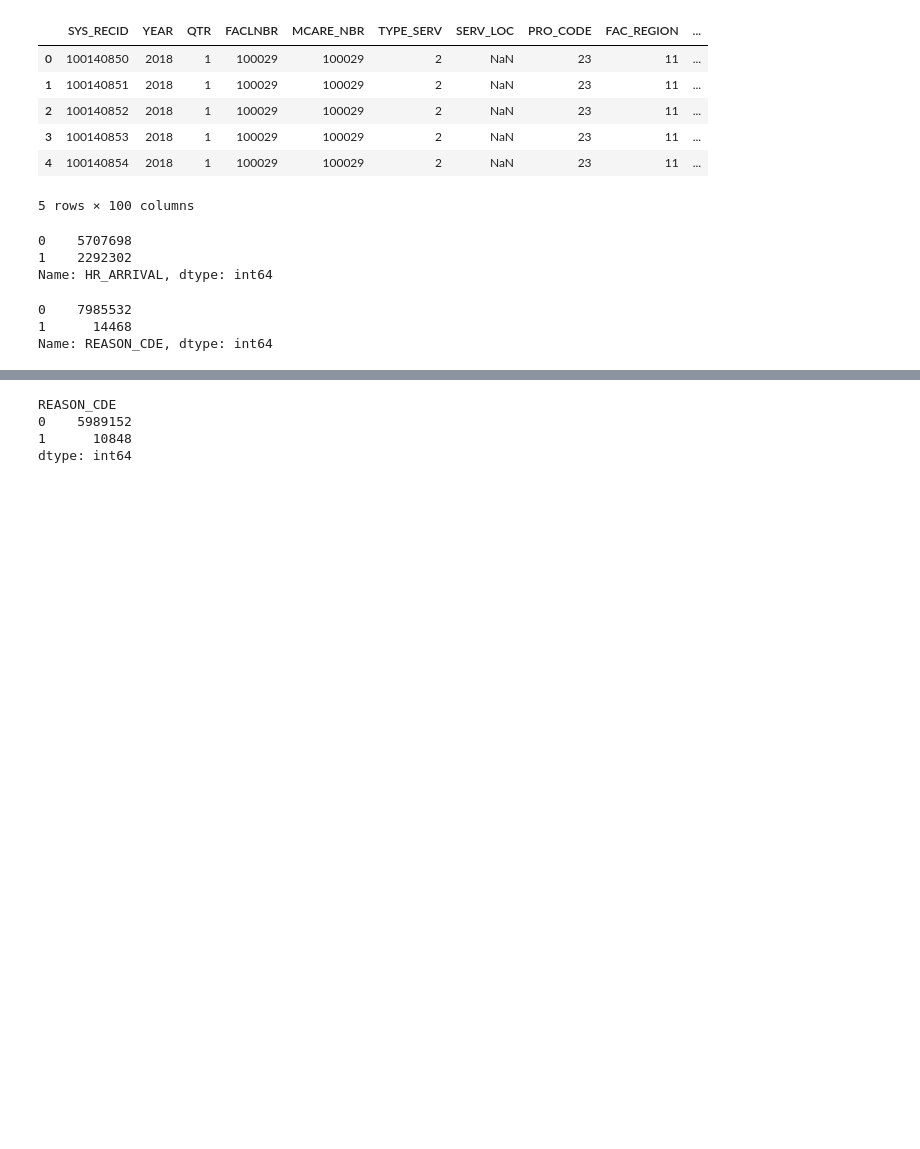
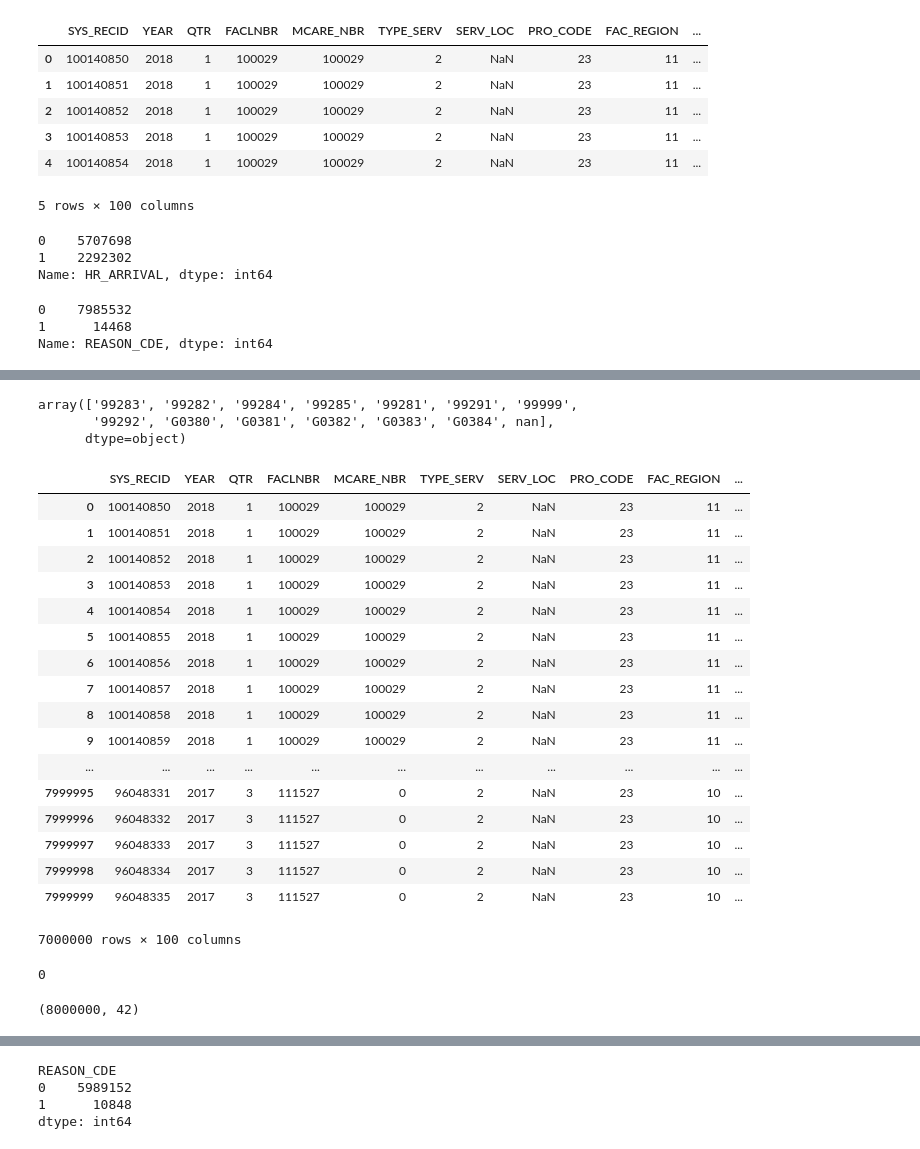
Before and after one commit to echiyembekeza/LambdaDS-Project, a Jupyter notebook: Lambda DS - Opioid Detection.ipynb, the cells around one changed output, grey strips where cells are left out. Saved outputs shown, nothing was run; the diff lists cells and outputs as text; code cells hidden in the pictures; blank space fills up the shorter version.

Commit message:
Finished cleaning my data
I have cleaned the data such that I am able to really use it. I have also gotten rid of the columns that contain NaN values, but also are immediately important.

```diff
--- a/Lambda DS - Opioid Detection.ipynb
+++ b/Lambda DS - Opioid Detection.ipynb
@@ -110,0 +131,33 @@ Name: REASON_CDE, dtype: int64
+# %%
+df['EVALCODE1'].unique()
+# %% [output]
+array(['99283', '99282', '99284', '99285', '99281', '99291', '99999',
+       '99292', 'G0380', 'G0381', 'G0382', 'G0383', 'G0384', nan],
+      dtype=object)
+# %%
+df.drop_duplicates()
+# %% [output]
+|  | SYS_RECID | YEAR | QTR | FACLNBR | MCARE_NBR | TYPE_SERV | SERV_LOC | PRO_CODE | FAC_REGION | ... |
+| 0 | 100140850 | 2018 | 1 | 100029 | 100029 | 2 | NaN | 23 | 11 | ... |
+| 1 | 100140851 | 2018 | 1 | 100029 | 100029 | 2 | NaN | 23 | 11 | ... |
+| 2 | 100140852 | 2018 | 1 | 100029 | 100029 | 2 | NaN | 23 | 11 | ... |
+| 3 | 100140853 | 2018 | 1 | 100029 | 100029 | 2 | NaN | 23 | 11 | ... |
+| 4 | 100140854 | 2018 | 1 | 100029 | 100029 | 2 | NaN | 23 | 11 | ... |
+| 5 | 100140855 | 2018 | 1 | 100029 | 100029 | 2 | NaN | 23 | 11 | ... |
+| 6 | 100140856 | 2018 | 1 | 100029 | 100029 | 2 | NaN | 23 | 11 | ... |
+| 7 | 100140857 | 2018 | 1 | 100029 | 100029 | 2 | NaN | 23 | 11 | ... |
+| 8 | 100140858 | 2018 | 1 | 100029 | 100029 | 2 | NaN | 23 | 11 | ... |
+| 9 | 100140859 | 2018 | 1 | 100029 | 100029 | 2 | NaN | 23 | 11 | ... |
+| ... | ... | ... | ... | ... | ... | ... | ... | ... | ... | ... |
+| 7999995 | 96048331 | 2017 | 3 | 111527 | 0 | 2 | NaN | 23 | 10 | ... |
+| 7999996 | 96048332 | 2017 | 3 | 111527 | 0 | 2 | NaN | 23 | 10 | ... |
+| 7999997 | 96048333 | 2017 | 3 | 111527 | 0 | 2 | NaN | 23 | 10 | ... |
+| 7999998 | 96048334 | 2017 | 3 | 111527 | 0 | 2 | NaN | 23 | 10 | ... |
+| 7999999 | 96048335 | 2017 | 3 | 111527 | 0 | 2 | NaN | 23 | 10 | ... |
+7000000 rows × 100 columns
+# %%
+#Filled the missing values with the value for "unknown"
+df['EVALCODE1'] = df['EVALCODE1'].fillna(99999)
+df['EVALCODE1'].isna().sum()
+# %% [output]
+0
@@ -110,0 +177,4 @@ Name: REASON_CDE, dtype: int64
+# %%
+df.shape
+# %% [output]
+(8000000, 42)
```
Also changed, not shown: parts of 12 cells of this notebook.
